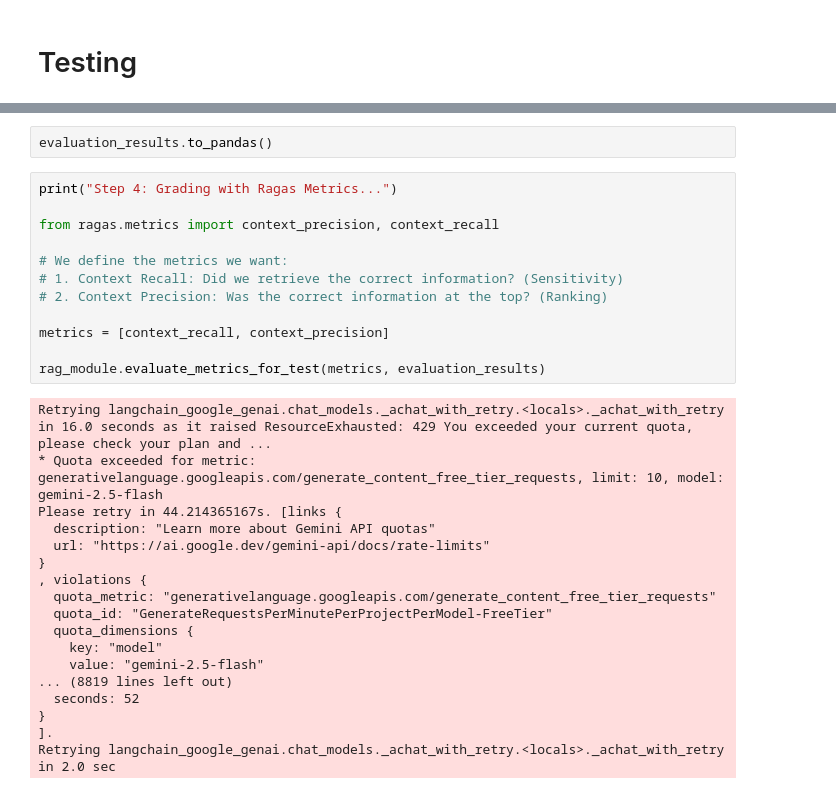
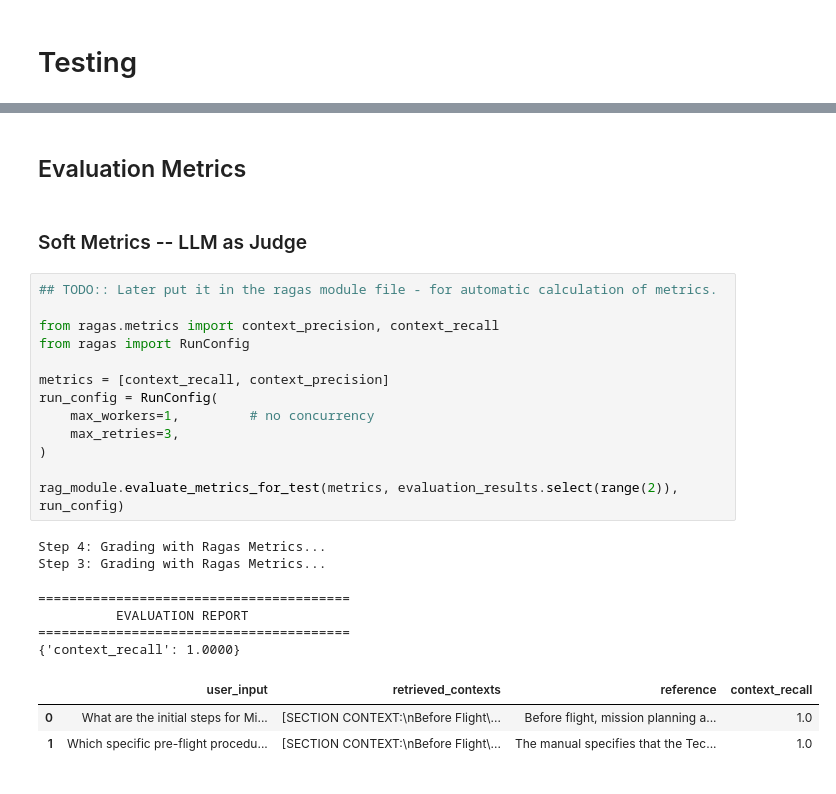
Before and after one commit to RoeyBokobza/Mission_plane, a Jupyter notebook: modular_code.ipynb, the cells around one changed output, grey strips where cells are left out. Saved outputs shown, nothing was run; the diff lists cells and outputs as text.

```diff
--- a/modular_code.ipynb
+++ b/modular_code.ipynb
@@ -329,34 +181,29 @@ evaluation_results = rag_module.test_keywords_retrieval_faiss(evaluation_dataset
 # %% [output]
 Step 3: Running the Exam (Retrieving contexts for queries)...
-# %%
-evaluation_results.to_pandas()
+# %% [markdown]
+## Evaluation Metrics
+# %% [markdown]
+### Soft Metrics -- LLM as Judge
 # %%
-print("Step 4: Grading with Ragas Metrics...")
+## TODO:: Later put it in the ragas module file - for automatic calculation of metrics.
 
 from ragas.metrics import context_precision, context_recall
-
-# We define the metrics we want:
-# 1. Context Recall: Did we retrieve the correct information? (Sensitivity)
-# 2. Context Precision: Was the correct information at the top? (Ranking)
+from ragas import RunConfig
 
 metrics = [context_recall, context_precision]
+run_config = RunConfig(
+    max_workers=1,         # no concurrency
+    max_retries=3,
+)
 
-rag_module.evaluate_metrics_for_test(metrics, evaluation_results)
+rag_module.evaluate_metrics_for_test(metrics, evaluation_results.select(range(2)), run_config)
 # %% [output]
-Retrying langchain_google_genai.chat_models._achat_with_retry.<locals>._achat_with_retry in 16.0 seconds as it raised ResourceExhausted: 429 You exceeded your current quota, please check your plan and ...
-* Quota exceeded for metric: generativelanguage.googleapis.com/generate_content_free_tier_requests, limit: 10, model: gemini-2.5-flash
-Please retry in 44.214365167s. [links {
-  description: "Learn more about Gemini API quotas"
-  url: "https://ai.google.dev/gemini-api/docs/rate-limits"
-}
-, violations {
-  quota_metric: "generativelanguage.googleapis.com/generate_content_free_tier_requests"
-  quota_id: "GenerateRequestsPerMinutePerProjectPerModel-FreeTier"
-  quota_dimensions {
-    key: "model"
-    value: "gemini-2.5-flash"
-... (8819 lines left out)
-  seconds: 52
-}
-].
-Retrying langchain_google_genai.chat_models._achat_with_retry.<locals>._achat_with_retry in 2.0 sec
+Step 4: Grading with Ragas Metrics...
+Step 3: Grading with Ragas Metrics...
+========================================
+          EVALUATION REPORT
+========================================
+{'context_recall': 1.0000}
+|  | user_input | retrieved_contexts | reference | context_recall |
+| 0 | What are the initial steps for Mi... | [SECTION CONTEXT:\nBefore Flight\... | Before flight, mission planning a... | 1.0 |
+| 1 | Which specific pre-flight procedu... | [SECTION CONTEXT:\nBefore Flight\... | The manual specifies that the Tec... | 1.0 |
```
Also changed, not shown: parts of 24 cells of this notebook, 5 other files.
